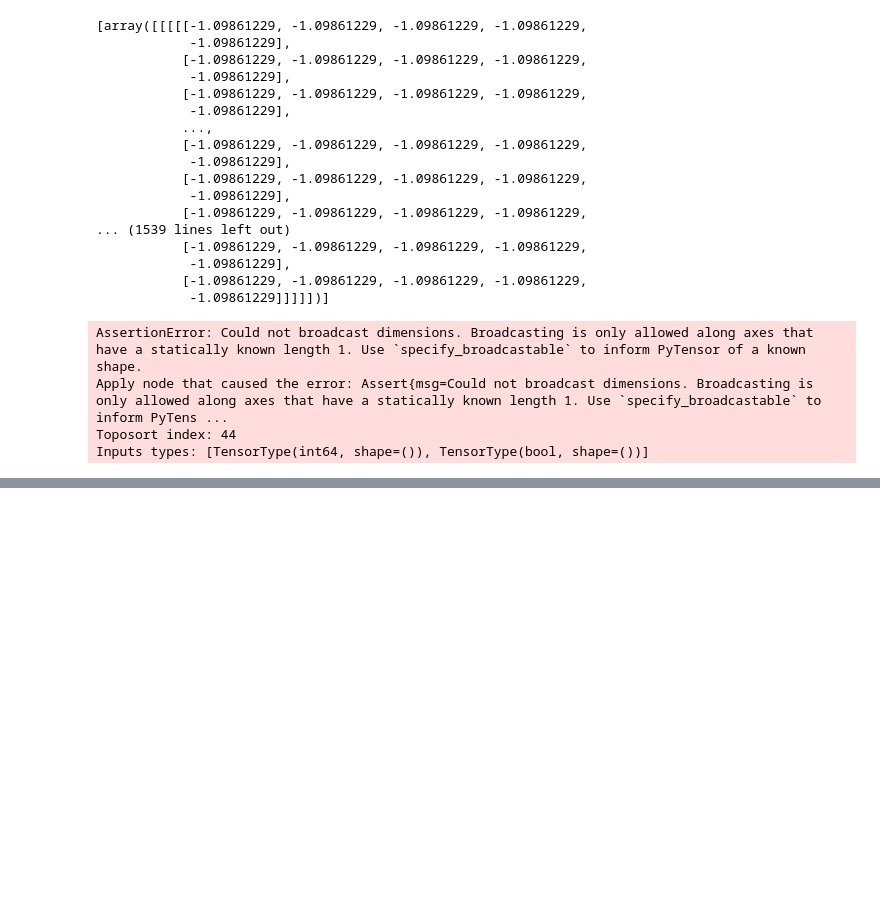
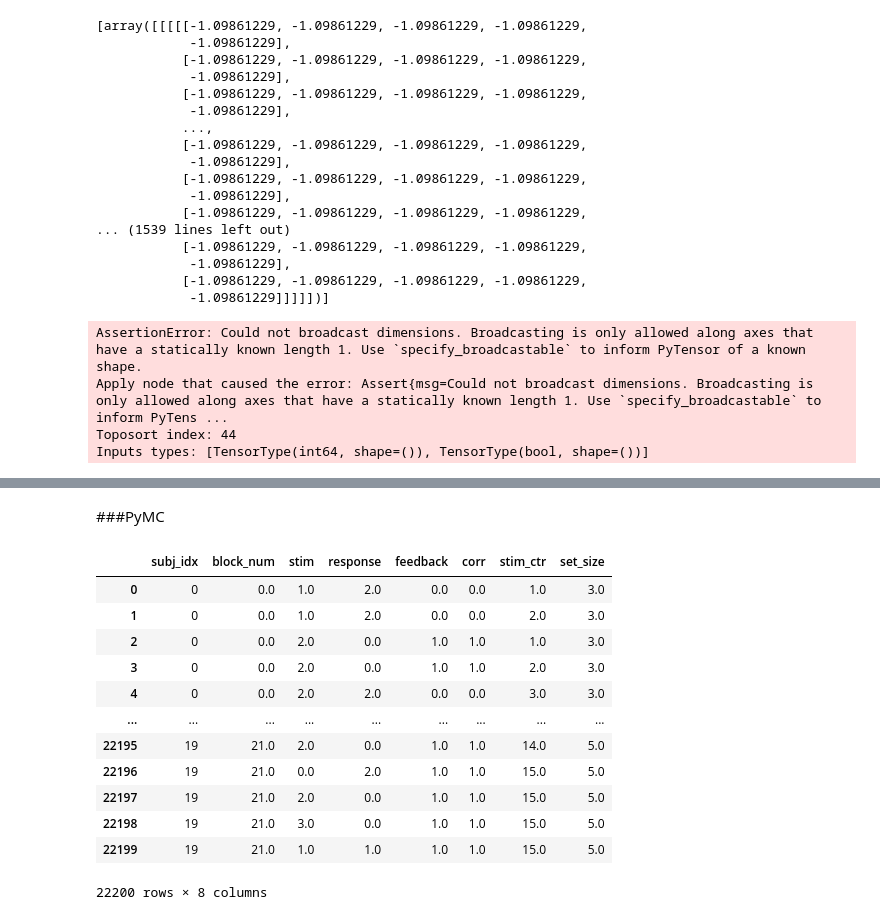
Before and after one commit to TheLemonPig/RL-SSM, a Jupyter notebook: rlwm_testing.ipynb, the cells around one changed output, grey strips where cells are left out. Saved outputs shown, nothing was run; the diff lists cells and outputs as text; code cells hidden in the pictures; blank space fills up the shorter version.

```diff
--- a/rlwm_testing.ipynb
+++ b/rlwm_testing.ipynb
@@ -236,0 +394,20 @@ Inputs types: [TensorType(int64, shape=()), TensorType(bool, shape=())]
+# %%
+num_rep_per_block = [15]
+
+num_datasets = 1
+num_actions = 3
+subjs = 20
+# %%
+priors_rl_alpha = [0, 0.01]
+priors_rl_phi = [0, 0.40]
+priors_rl_rho = [0.75, 1]
+priors_rl_gamma = [0.60, 0.90]
+priors_rl_epsilon = [0, 0.05]
+priors_rl_C = [2, 5]
+
+rl_alpha = np.random.uniform(priors_rl_alpha[0], priors_rl_alpha[1], subjs)
+rl_phi = np.random.uniform(priors_rl_phi[0], priors_rl_phi[1], subjs)
+rl_rho = np.random.uniform(priors_rl_rho[0], priors_rl_rho[1], subjs)
+rl_gamma = np.random.uniform(priors_rl_gamma[0], priors_rl_gamma[1], subjs)
+rl_epsilon = np.random.uniform(priors_rl_epsilon[0], priors_rl_epsilon[1], subjs)
+rl_C = np.random.uniform(priors_rl_C[0], priors_rl_C[1], subjs)
@@ -236,0 +491,19 @@ Inputs types: [TensorType(int64, shape=()), TensorType(bool, shape=())]
+# %% [markdown]
+###PyMC
+# %%
+df = PR_data
+df
+# %% [output]
+|  | subj_idx | block_num | stim | response | feedback | corr | stim_ctr | set_size |
+| 0 | 0 | 0.0 | 1.0 | 2.0 | 0.0 | 0.0 | 1.0 | 3.0 |
+| 1 | 0 | 0.0 | 1.0 | 2.0 | 0.0 | 0.0 | 2.0 | 3.0 |
+| 2 | 0 | 0.0 | 2.0 | 0.0 | 1.0 | 1.0 | 1.0 | 3.0 |
+| 3 | 0 | 0.0 | 2.0 | 0.0 | 1.0 | 1.0 | 2.0 | 3.0 |
+| 4 | 0 | 0.0 | 2.0 | 2.0 | 0.0 | 0.0 | 3.0 | 3.0 |
+| ... | ... | ... | ... | ... | ... | ... | ... | ... |
+| 22195 | 19 | 21.0 | 2.0 | 0.0 | 1.0 | 1.0 | 14.0 | 5.0 |
+| 22196 | 19 | 21.0 | 0.0 | 2.0 | 1.0 | 1.0 | 15.0 | 5.0 |
+| 22197 | 19 | 21.0 | 2.0 | 0.0 | 1.0 | 1.0 | 15.0 | 5.0 |
+| 22198 | 19 | 21.0 | 3.0 | 0.0 | 1.0 | 1.0 | 15.0 | 5.0 |
+| 22199 | 19 | 21.0 | 1.0 | 1.0 | 1.0 | 1.0 | 15.0 | 5.0 |
+22200 rows × 8 columns
```
Also changed, not shown: parts of 27 cells of this notebook.
